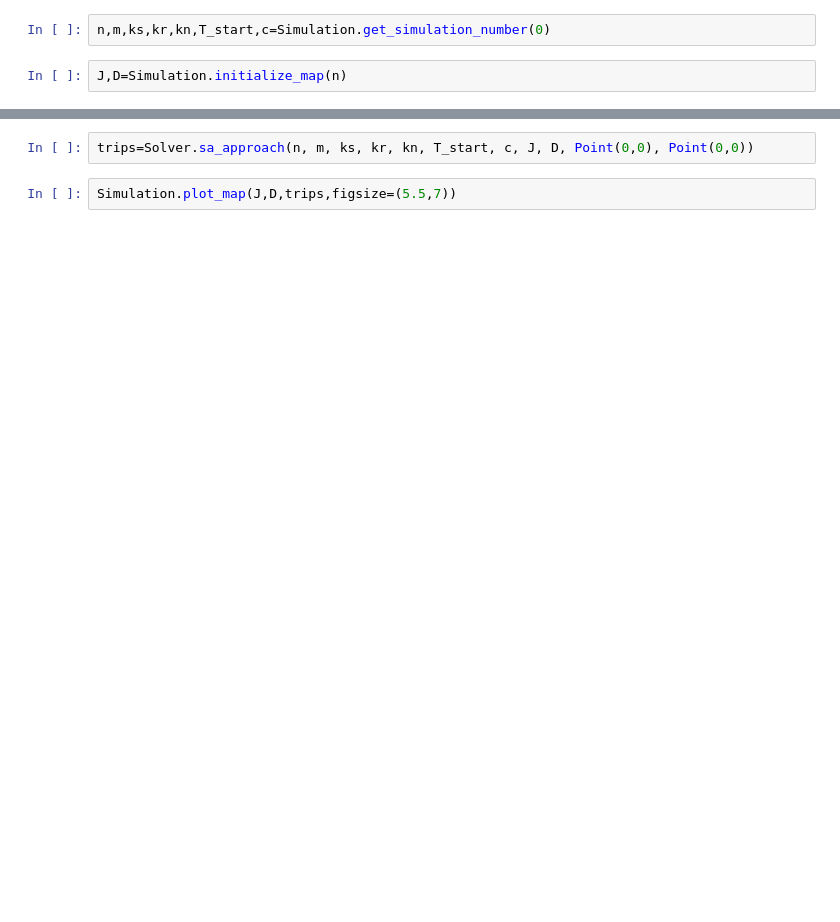
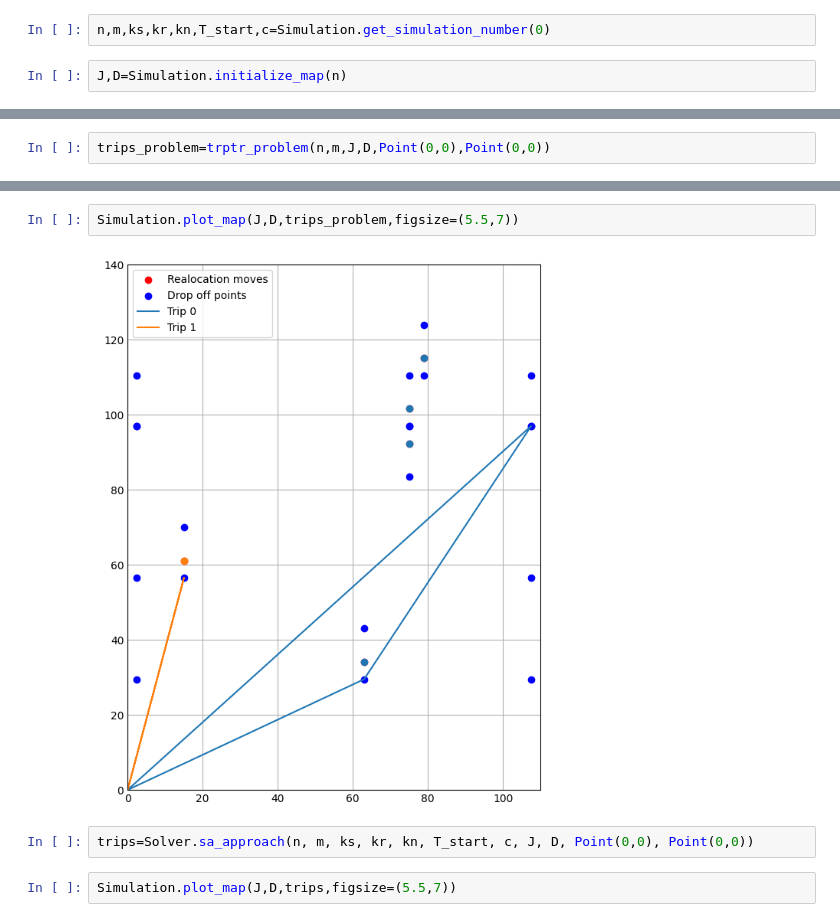
Before and after one commit to mattiabress/exam-mathematical-optimisation, a Jupyter notebook: TestEuristiche.ipynb, the cells around one changed output, grey strips where cells are left out. Cells and saved outputs as stored; diff of their text form; blank space fills up the shorter version.

```diff
--- a/TestEuristiche.ipynb
+++ b/TestEuristiche.ipynb
@@ -68,0 +133,2 @@ Simulation.plot_map(J,D,[],figsize=(5.5,7))
+# %%
+trips_problem=trptr_problem(n,m,J,D,Point(0,0),Point(0,0))
@@ -69,3 +153,7 @@ Simulation.plot_map(J,D,[],figsize=(5.5,7))
+# %%
+Simulation.plot_map(J,D,trips_problem,figsize=(5.5,7))
+# %% [output]
+[figure, added]
 # %%
 trips=Solver.sa_approach(n, m, ks, kr, kn, T_start, c, J, D, Point(0,0), Point(0,0))
 # %%
```
Also changed, not shown: parts of 11 cells of this notebook, 3 other files.
